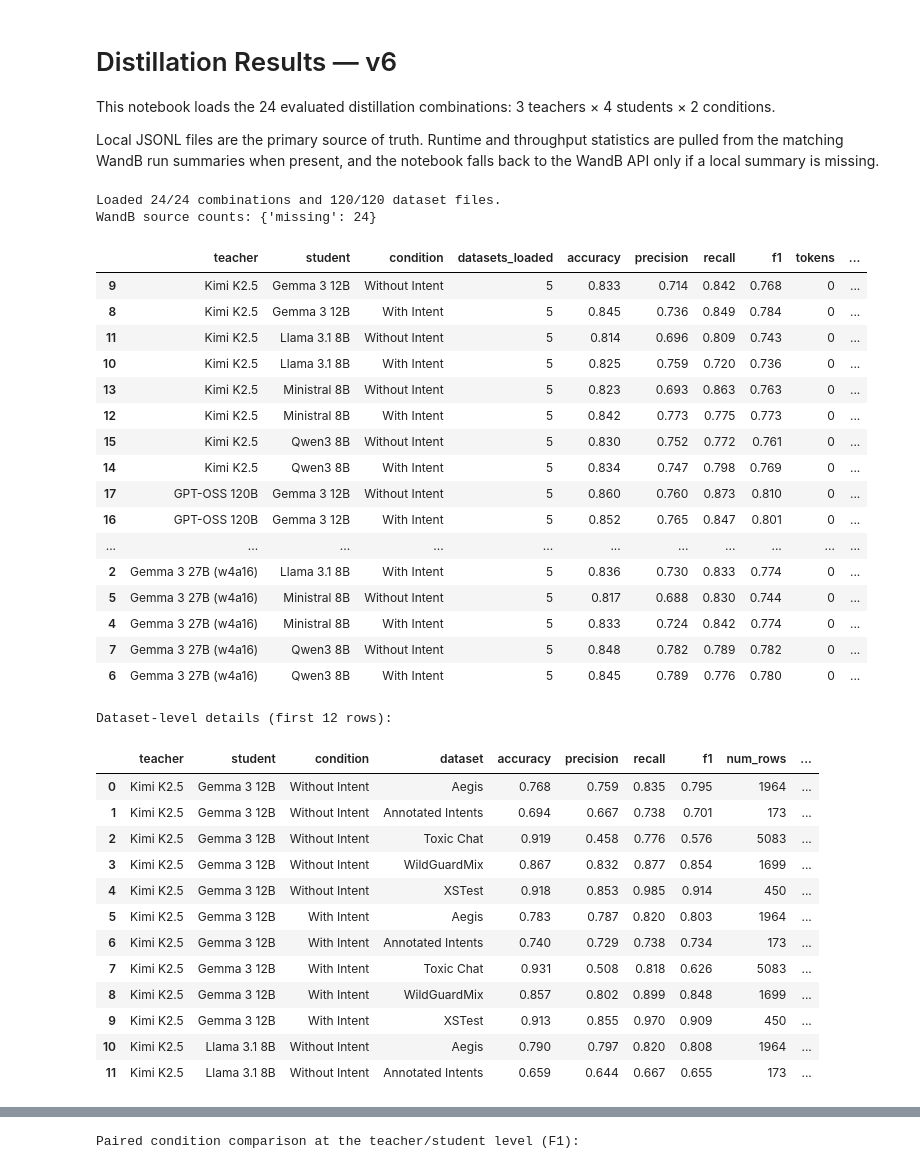
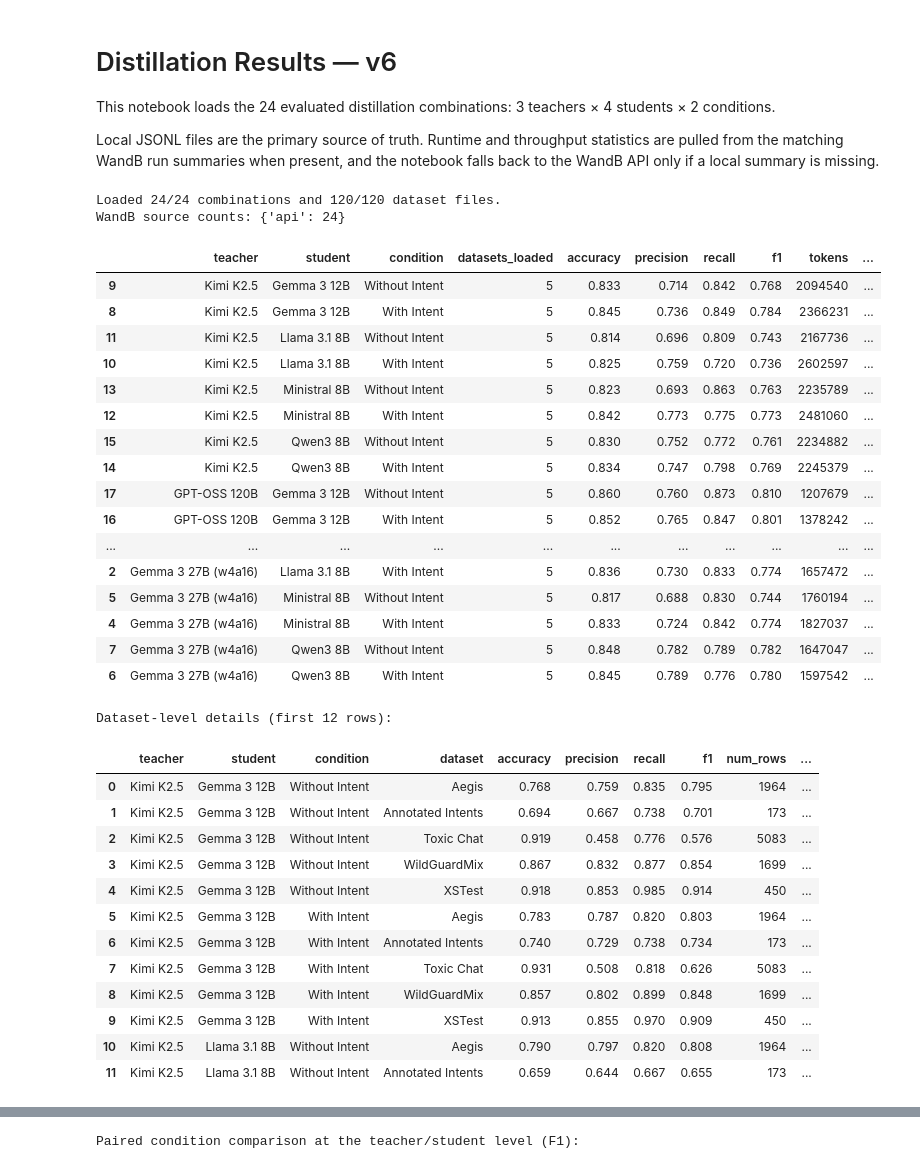
Before and after one commit to Jazhyc/aims-safety-classification, a Jupyter notebook: notebooks/distillation/distillation_results.ipynb, the cells around one changed output, grey strips where cells are left out. Drawn from its saved outputs; the diff is of its cells as text; code cells hidden in the pictures.

Commit message:
Obtain timing stats from wandb

```diff
--- a/notebooks/distillation/distillation_results.ipynb
+++ b/notebooks/distillation/distillation_results.ipynb
@@ -250,6 +312,11 @@ def load_combo_rows() -> tuple[pd.DataFrame, list[str]]:
 
     return pd.DataFrame(rows), missing
 # %%
+WANDB_ENTITY = "intention-analysis"
+WANDB_PROJECT = "Distillation Results"
+_api_summary_index.cache_clear()
+load_run_summary.cache_clear()
+
 records_df, missing_items = load_combo_rows()
 
 expected_combos = len(TEACHERS) * len(STUDENTS) * len(CONDITIONS)
@@ -371,50 +438,50 @@ display(
         "wandb_total_tokens": "{:.0f}",
         "wandb_tokens_per_second": "{:.1f}",
     })
 )
 
 fig, axes = plt.subplots(1, 2, figsize=(15, 5.8), sharey=True, constrained_layout=True)
 heatmap_min = float(records_df['f1'].min())
 heatmap_max = float(records_df['f1'].max())
 for ax, condition_slug in zip(axes, CONDITION_ORDER):
     pivot = (
         combo_df[combo_df["condition_slug"] == condition_slug]
         .pivot(index="teacher", columns="student", values="mean_f1")
         .reindex(index=[TEACHERS[k] for k in TEACHER_ORDER], columns=[STUDENTS[k] for k in STUDENT_ORDER])
     )
     image = ax.imshow(pivot.values, vmin=heatmap_min, vmax=heatmap_max, cmap="viridis")
     ax.set_title(CONDITIONS[condition_slug], pad=10)
     ax.set_xticks(np.arange(len(pivot.columns)), labels=pivot.columns, rotation=45, ha="right")
     ax.set_yticks(np.arange(len(pivot.index)), labels=pivot.index)
     for i in range(pivot.shape[0]):
         for j in range(pivot.shape[1]):
             cell_value = pivot.iloc[i, j]
             text_color = "white" if (cell_value - heatmap_min) / (heatmap_max - heatmap_min + 1e-12) > 0.5 else "black"
             ax.text(j, i, f"{cell_value:.3f}", ha="center", va="center", color=text_color, fontsize=8)
 
 fig.colorbar(image, ax=axes, location="bottom", shrink=0.8, pad=0.08, label="Mean F1")
 fig.suptitle("Distillation Results - Mean F1 by Teacher / Student / Condition", y=1.02)
 plt.show()
 # %% [output]
 Loaded 24/24 combinations and 120/120 dataset files.
-WandB source counts: {'missing': 24}
+WandB source counts: {'api': 24}
 |  | teacher | student | condition | datasets_loaded | accuracy | precision | recall | f1 | tokens | ... |
-| 9 | Kimi K2.5 | Gemma 3 12B | Without Intent | 5 | 0.833 | 0.714 | 0.842 | 0.768 | 0 | ... |
-| 8 | Kimi K2.5 | Gemma 3 12B | With Intent | 5 | 0.845 | 0.736 | 0.849 | 0.784 | 0 | ... |
-| 11 | Kimi K2.5 | Llama 3.1 8B | Without Intent | 5 | 0.814 | 0.696 | 0.809 | 0.743 | 0 | ... |
-| 10 | Kimi K2.5 | Llama 3.1 8B | With Intent | 5 | 0.825 | 0.759 | 0.720 | 0.736 | 0 | ... |
-| 13 | Kimi K2.5 | Ministral 8B | Without Intent | 5 | 0.823 | 0.693 | 0.863 | 0.763 | 0 | ... |
-| 12 | Kimi K2.5 | Ministral 8B | With Intent | 5 | 0.842 | 0.773 | 0.775 | 0.773 | 0 | ... |
-| 15 | Kimi K2.5 | Qwen3 8B | Without Intent | 5 | 0.830 | 0.752 | 0.772 | 0.761 | 0 | ... |
-| 14 | Kimi K2.5 | Qwen3 8B | With Intent | 5 | 0.834 | 0.747 | 0.798 | 0.769 | 0 | ... |
-| 17 | GPT-OSS 120B | Gemma 3 12B | Without Intent | 5 | 0.860 | 0.760 | 0.873 | 0.810 | 0 | ... |
-| 16 | GPT-OSS 120B | Gemma 3 12B | With Intent | 5 | 0.852 | 0.765 | 0.847 | 0.801 | 0 | ... |
+| 9 | Kimi K2.5 | Gemma 3 12B | Without Intent | 5 | 0.833 | 0.714 | 0.842 | 0.768 | 2094540 | ... |
+| 8 | Kimi K2.5 | Gemma 3 12B | With Intent | 5 | 0.845 | 0.736 | 0.849 | 0.784 | 2366231 | ... |
+| 11 | Kimi K2.5 | Llama 3.1 8B | Without Intent | 5 | 0.814 | 0.696 | 0.809 | 0.743 | 2167736 | ... |
+| 10 | Kimi K2.5 | Llama 3.1 8B | With Intent | 5 | 0.825 | 0.759 | 0.720 | 0.736 | 2602597 | ... |
+| 13 | Kimi K2.5 | Ministral 8B | Without Intent | 5 | 0.823 | 0.693 | 0.863 | 0.763 | 2235789 | ... |
+| 12 | Kimi K2.5 | Ministral 8B | With Intent | 5 | 0.842 | 0.773 | 0.775 | 0.773 | 2481060 | ... |
+| 15 | Kimi K2.5 | Qwen3 8B | Without Intent | 5 | 0.830 | 0.752 | 0.772 | 0.761 | 2234882 | ... |
+| 14 | Kimi K2.5 | Qwen3 8B | With Intent | 5 | 0.834 | 0.747 | 0.798 | 0.769 | 2245379 | ... |
+| 17 | GPT-OSS 120B | Gemma 3 12B | Without Intent | 5 | 0.860 | 0.760 | 0.873 | 0.810 | 1207679 | ... |
+| 16 | GPT-OSS 120B | Gemma 3 12B | With Intent | 5 | 0.852 | 0.765 | 0.847 | 0.801 | 1378242 | ... |
 | ... | ... | ... | ... | ... | ... | ... | ... | ... | ... | ... |
-| 2 | Gemma 3 27B (w4a16) | Llama 3.1 8B | With Intent | 5 | 0.836 | 0.730 | 0.833 | 0.774 | 0 | ... |
-| 5 | Gemma 3 27B (w4a16) | Ministral 8B | Without Intent | 5 | 0.817 | 0.688 | 0.830 | 0.744 | 0 | ... |
-| 4 | Gemma 3 27B (w4a16) | Ministral 8B | With Intent | 5 | 0.833 | 0.724 | 0.842 | 0.774 | 0 | ... |
-| 7 | Gemma 3 27B (w4a16) | Qwen3 8B | Without Intent | 5 | 0.848 | 0.782 | 0.789 | 0.782 | 0 | ... |
-| 6 | Gemma 3 27B (w4a16) | Qwen3 8B | With Intent | 5 | 0.845 | 0.789 | 0.776 | 0.780 | 0 | ... |
+| 2 | Gemma 3 27B (w4a16) | Llama 3.1 8B | With Intent | 5 | 0.836 | 0.730 | 0.833 | 0.774 | 1657472 | ... |
+| 5 | Gemma 3 27B (w4a16) | Ministral 8B | Without Intent | 5 | 0.817 | 0.688 | 0.830 | 0.744 | 1760194 | ... |
+| 4 | Gemma 3 27B (w4a16) | Ministral 8B | With Intent | 5 | 0.833 | 0.724 | 0.842 | 0.774 | 1827037 | ... |
+| 7 | Gemma 3 27B (w4a16) | Qwen3 8B | Without Intent | 5 | 0.848 | 0.782 | 0.789 | 0.782 | 1647047 | ... |
+| 6 | Gemma 3 27B (w4a16) | Qwen3 8B | With Intent | 5 | 0.845 | 0.789 | 0.776 | 0.780 | 1597542 | ... |
 Dataset-level details (first 12 rows):
 |  | teacher | student | condition | dataset | accuracy | precision | recall | f1 | num_rows | ... |
 | 0 | Kimi K2.5 | Gemma 3 12B | Without Intent | Aegis | 0.768 | 0.759 | 0.835 | 0.795 | 1964 | ... |
```
Also changed, not shown: parts of 1 cell of this notebook.
